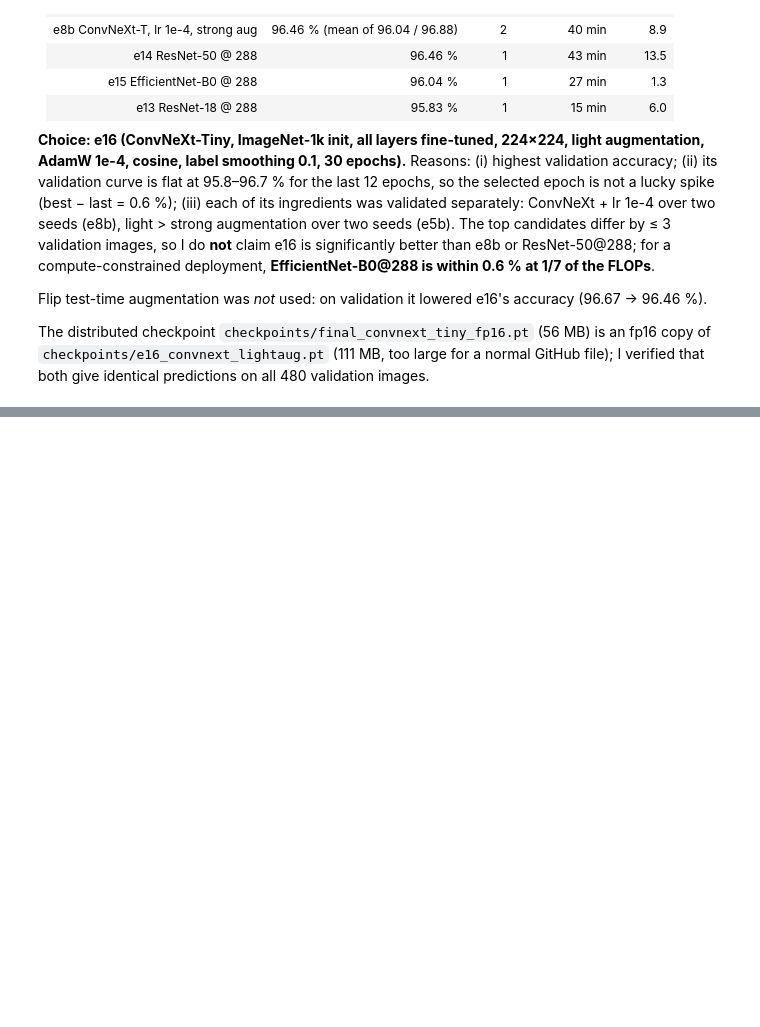
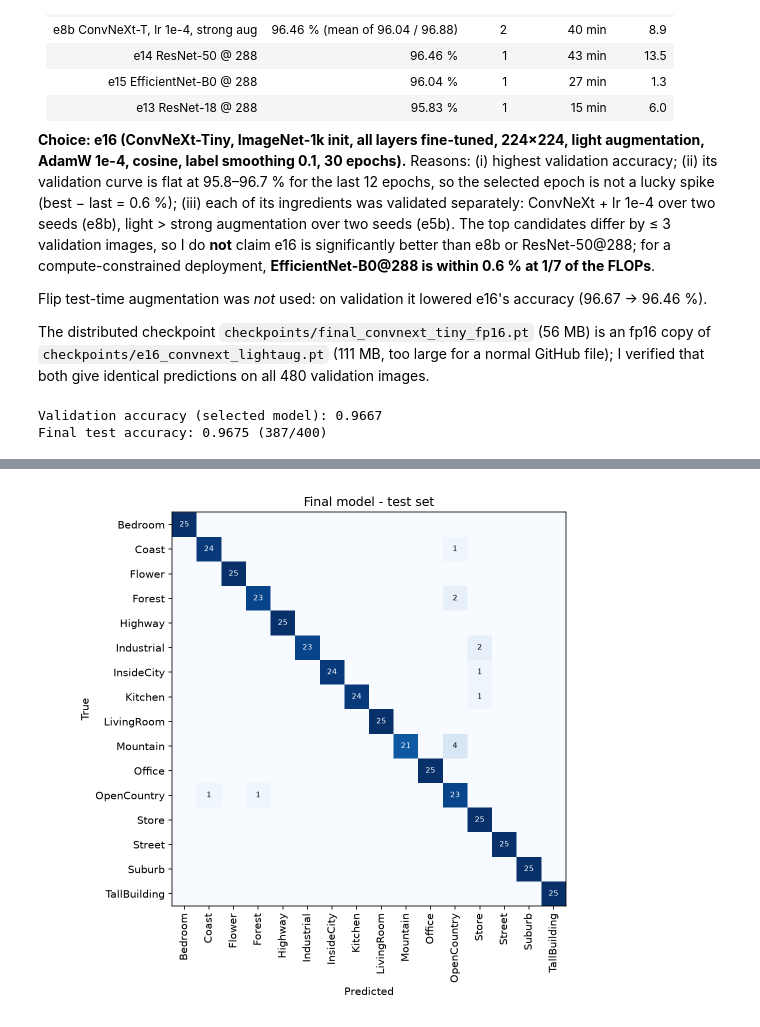
Before and after one commit to areddy75/Computer-Vision-Assignment-1, a Jupyter notebook: assignment1/ITCS_6169_8169_Assignment1_2026_Starter.ipynb, the cells around one changed output, grey strips where cells are left out. Cells and saved outputs as stored; diff of their text form; code cells hidden in the pictures; blank space fills up the shorter version.

Commit message:
Final evaluation (test 96.75%), executed notebook with full analysis, README results, AI_USAGE, 2-page report
Co-Authored-By: Claude Opus 5.5 <noreply@anthropic.com>

```diff
--- a/assignment1/ITCS_6169_8169_Assignment1_2026_Starter.ipynb
+++ b/assignment1/ITCS_6169_8169_Assignment1_2026_Starter.ipynb
@@ -562,9 +714,29 @@ Flip test-time augmentation was *not* used: on validation it lowered e16's accur
 The distributed checkpoint `checkpoints/final_convnext_tiny_fp16.pt` (56 MB) is an fp16 copy of `checkpoints/e16_convnext_lightaug.pt` (111 MB, too large for a normal GitHub file); I verified that both give identical predictions on all 480 validation images.
 # %%
 # FINAL TEST EVALUATION
-# Run this only after you have selected your final model using validation results.
-# Replace `model` with your final selected model/checkpoint.
+# Run only once, for the model selected on validation in section 6.8 (configs/best.yaml).
+# Equivalent CLI: python evaluate.py --checkpoint checkpoints/final_convnext_tiny_fp16.pt --predict-dir data/test2
+import yaml
+from evaluate import load_checkpoint, plot_confusion
+from cvproj.data import InMemoryImages, build_transforms
 
-test_loss, test_acc = evaluate(model, test_loader, device)
-print(f'Final test loss: {test_loss:.4f}')
-print(f'Final test accuracy: {test_acc:.4f}')
+FINAL_CKPT = PROJECT_ROOT / 'checkpoints' / 'final_convnext_tiny_fp16.pt'
+final_model, final_cfg, classes = load_checkpoint(FINAL_CKPT, device)
+assert final_cfg == yaml.safe_load(open(PROJECT_ROOT / 'configs' / 'best.yaml'))  # checkpoint matches the final config
+_, final_val_ds, final_test_ds, _ = build_datasets(final_cfg['data'], DATA_ROOT)
+
+val_probs, val_labels = predict(final_model, make_loader(final_val_ds, 64, False, 0), device)
+test_probs, test_labels = predict(final_model, make_loader(final_test_ds, 64, False, 0), device)
+test_pred = test_probs.argmax(1)
+print(f'Validation accuracy (selected model): {(val_probs.argmax(1) == val_labels).float().mean():.4f}')
+print(f'Final test accuracy: {(test_pred == test_labels).float().mean():.4f} '
+      f'({(test_pred == test_labels).sum()}/{len(test_labels)})')
+
+test_cm = confusion_matrix(test_labels, test_pred, labels=range(len(classes)))
+display(pd.DataFrame({'test acc (%)': (test_cm.diagonal() / test_cm.sum(1) * 100).round(0)}, index=classes).T)
+plot_confusion(test_cm, classes, RESULTS / 'eval' / 'notebook_test_confusion.png', 'Final model - test set')
+from IPython.display import Image as IPImage
+display(IPImage(str(RESULTS / 'eval' / 'notebook_test_confusion.png'), width=600))
+# %% [output]
+Validation accuracy (selected model): 0.9667
+Final test accuracy: 0.9675 (387/400)
@@ -570,0 +745 @@ print(f'Final test accuracy: {test_acc:.4f}')
+[figure, added]
```
Also changed, not shown: parts of 32 cells of this notebook, 13 other files.
